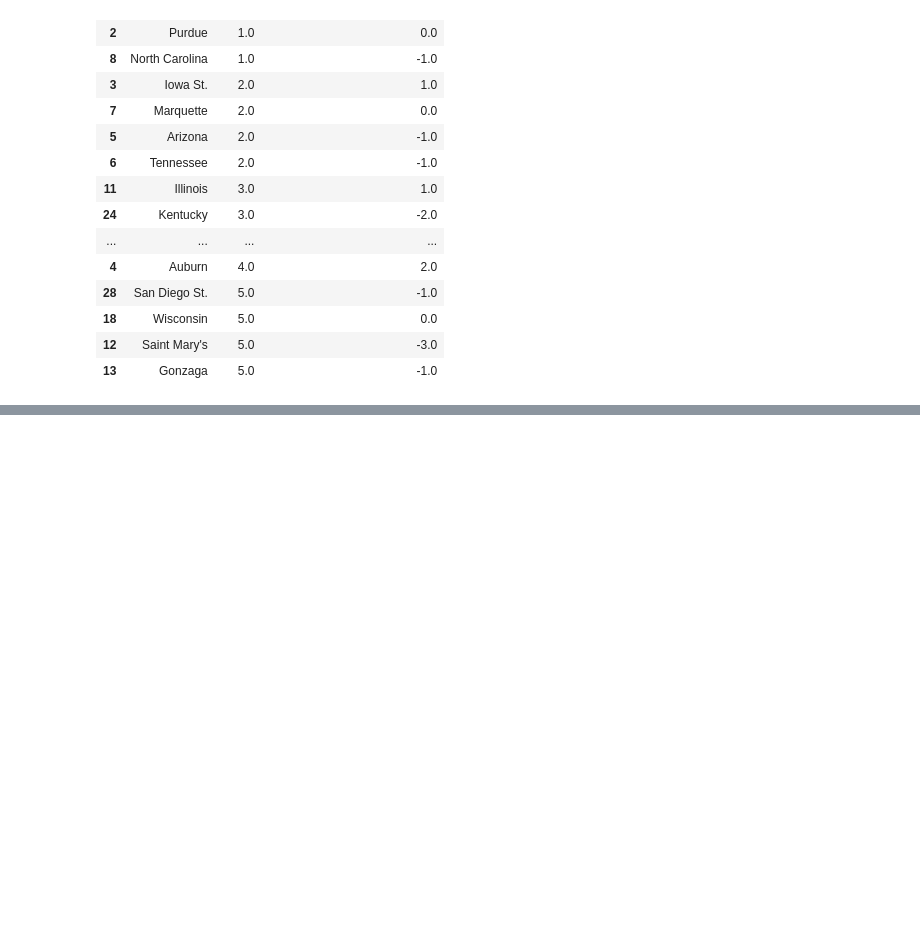
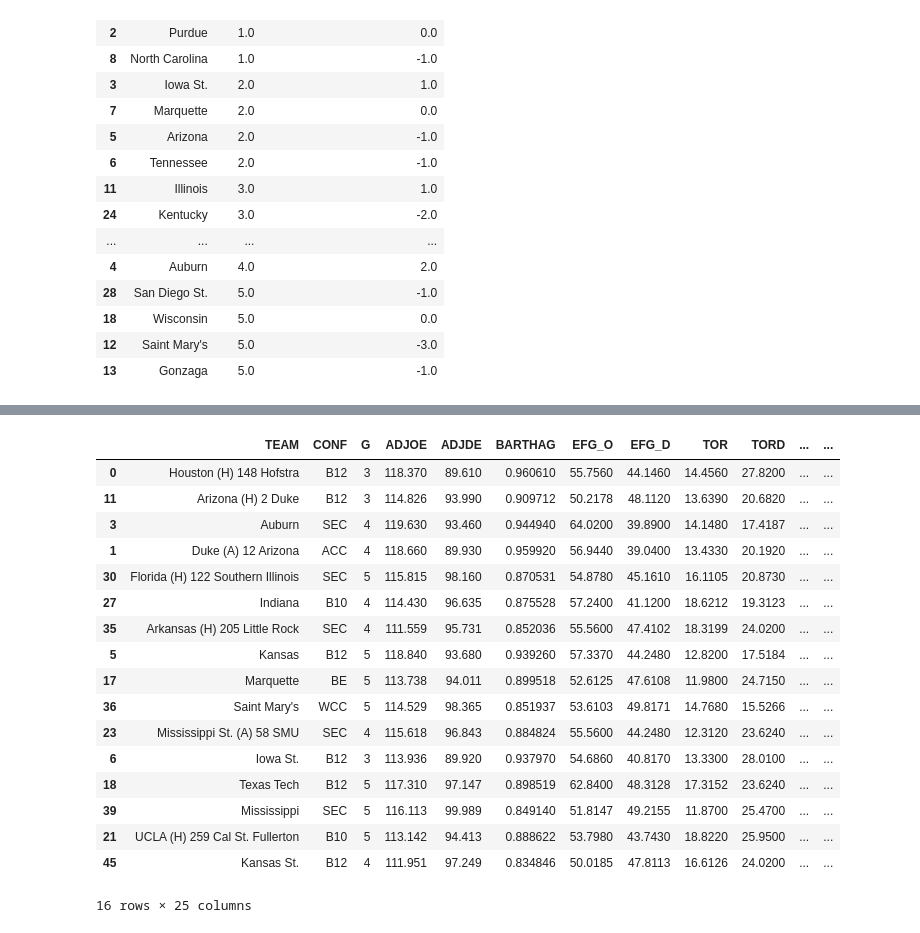
Before and after one commit to danishmaknojia/Final_Project_DE, a Jupyter notebook: final_model.ipynb, the cells around one changed output, grey strips where cells are left out. Drawn from its saved outputs; the diff is of its cells as text; code cells hidden in the pictures; blank space fills up the shorter version.

```diff
--- a/final_model.ipynb
+++ b/final_model.ipynb
@@ -417,0 +383,13 @@ cbb24_seeded.sort_values('predicted_seed_with_update').head(20)
+# %%
+postseason_mapping = {
+    0: 'Winner',
+    1: 'Runner-Up',
+    2: 'Final Four',
+    3: 'Elite Eight',
+    4: 'Sweet Sixteen',
+    5: 'Round of 32',
+    6: 'Round of 64'
+}
+
+# Map the numerical labels to their descriptions
+current_data_seeded['predicted_postseason_description'] = current_data_seeded['predicted_postseason_label'].map(postseason_mapping)
@@ -417,0 +402,21 @@ cbb24_seeded.sort_values('predicted_seed_with_update').head(20)
+# %%
+current_data_seeded.sort_values('predicted_postseason_label').head(16)
+# %% [output]
+|  | TEAM | CONF | G | ADJOE | ADJDE | BARTHAG | EFG_O | EFG_D | TOR | TORD | ... | ... |
+| 0 | Houston (H) 148 Hofstra | B12 | 3 | 118.370 | 89.610 | 0.960610 | 55.7560 | 44.1460 | 14.4560 | 27.8200 | ... | ... |
+| 11 | Arizona (H) 2 Duke | B12 | 3 | 114.826 | 93.990 | 0.909712 | 50.2178 | 48.1120 | 13.6390 | 20.6820 | ... | ... |
+| 3 | Auburn | SEC | 4 | 119.630 | 93.460 | 0.944940 | 64.0200 | 39.8900 | 14.1480 | 17.4187 | ... | ... |
+| 1 | Duke (A) 12 Arizona | ACC | 4 | 118.660 | 89.930 | 0.959920 | 56.9440 | 39.0400 | 13.4330 | 20.1920 | ... | ... |
+| 30 | Florida (H) 122 Southern Illinois | SEC | 5 | 115.815 | 98.160 | 0.870531 | 54.8780 | 45.1610 | 16.1105 | 20.8730 | ... | ... |
+| 27 | Indiana | B10 | 4 | 114.430 | 96.635 | 0.875528 | 57.2400 | 41.1200 | 18.6212 | 19.3123 | ... | ... |
+| 35 | Arkansas (H) 205 Little Rock | SEC | 4 | 111.559 | 95.731 | 0.852036 | 55.5600 | 47.4102 | 18.3199 | 24.0200 | ... | ... |
+| 5 | Kansas | B12 | 5 | 118.840 | 93.680 | 0.939260 | 57.3370 | 44.2480 | 12.8200 | 17.5184 | ... | ... |
+| 17 | Marquette | BE | 5 | 113.738 | 94.011 | 0.899518 | 52.6125 | 47.6108 | 11.9800 | 24.7150 | ... | ... |
+| 36 | Saint Mary's | WCC | 5 | 114.529 | 98.365 | 0.851937 | 53.6103 | 49.8171 | 14.7680 | 15.5266 | ... | ... |
+| 23 | Mississippi St. (A) 58 SMU | SEC | 4 | 115.618 | 96.843 | 0.884824 | 55.5600 | 44.2480 | 12.3120 | 23.6240 | ... | ... |
+| 6 | Iowa St. | B12 | 3 | 113.936 | 89.920 | 0.937970 | 54.6860 | 40.8170 | 13.3300 | 28.0100 | ... | ... |
+| 18 | Texas Tech | B12 | 5 | 117.310 | 97.147 | 0.898519 | 62.8400 | 48.3128 | 17.3152 | 23.6240 | ... | ... |
+| 39 | Mississippi | SEC | 5 | 116.113 | 99.989 | 0.849140 | 51.8147 | 49.2155 | 11.8700 | 25.4700 | ... | ... |
+| 21 | UCLA (H) 259 Cal St. Fullerton | B10 | 5 | 113.142 | 94.413 | 0.888622 | 53.7980 | 43.7430 | 18.8220 | 25.9500 | ... | ... |
+| 45 | Kansas St. | B12 | 4 | 111.951 | 97.249 | 0.834846 | 50.0185 | 47.8113 | 16.6126 | 24.0200 | ... | ... |
+16 rows × 25 columns
```
Also changed, not shown: parts of 10 cells of this notebook, 10 other files.
